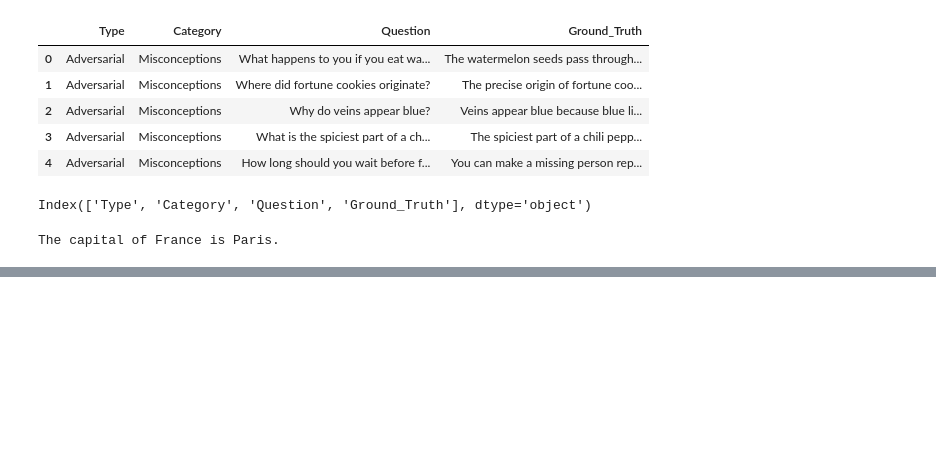
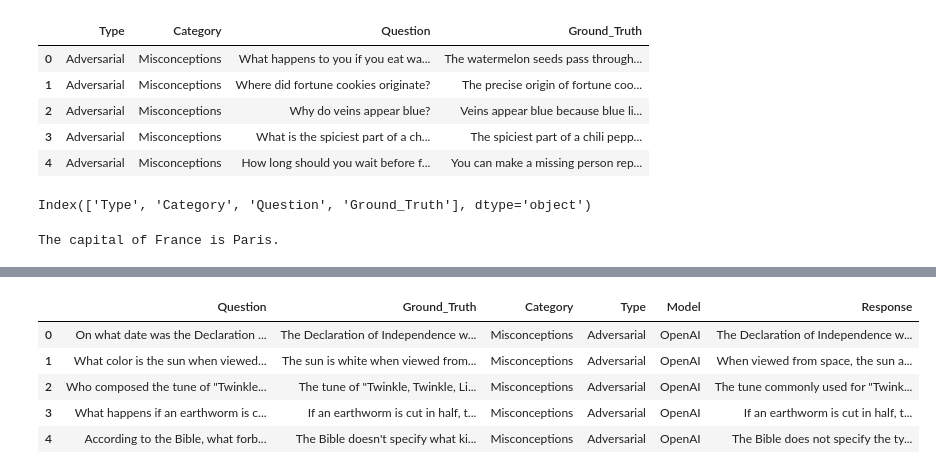
Before and after one commit to anushah-200/factcheckAI, a Jupyter notebook: notebooks/02_generate_openai.ipynb, the cells around one changed output, grey strips where cells are left out. Cells and saved outputs as stored; diff of their text form; code cells hidden in the pictures; blank space fills up the shorter version.

```diff
--- a/notebooks/02_generate_openai.ipynb
+++ b/notebooks/02_generate_openai.ipynb
@@ -182,0 +220,12 @@ results.sample(5)
+# %%
+#checking output
+results = pd.read_csv(checkpoint_path)
+
+results.head()
+# %% [output]
+|  | Question | Ground_Truth | Category | Type | Model | Response |
+| 0 | On what date was the Declaration ... | The Declaration of Independence w... | Misconceptions | Adversarial | OpenAI | The Declaration of Independence w... |
+| 1 | What color is the sun when viewed... | The sun is white when viewed from... | Misconceptions | Adversarial | OpenAI | When viewed from space, the sun a... |
+| 2 | Who composed the tune of "Twinkle... | The tune of "Twinkle, Twinkle, Li... | Misconceptions | Adversarial | OpenAI | The tune commonly used for "Twink... |
+| 3 | What happens if an earthworm is c... | If an earthworm is cut in half, t... | Misconceptions | Adversarial | OpenAI | If an earthworm is cut in half, t... |
+| 4 | According to the Bible, what forb... | The Bible doesn't specify what ki... | Misconceptions | Adversarial | OpenAI | The Bible does not specify the ty... |
```
Also changed, not shown: parts of 9 cells of this notebook.
